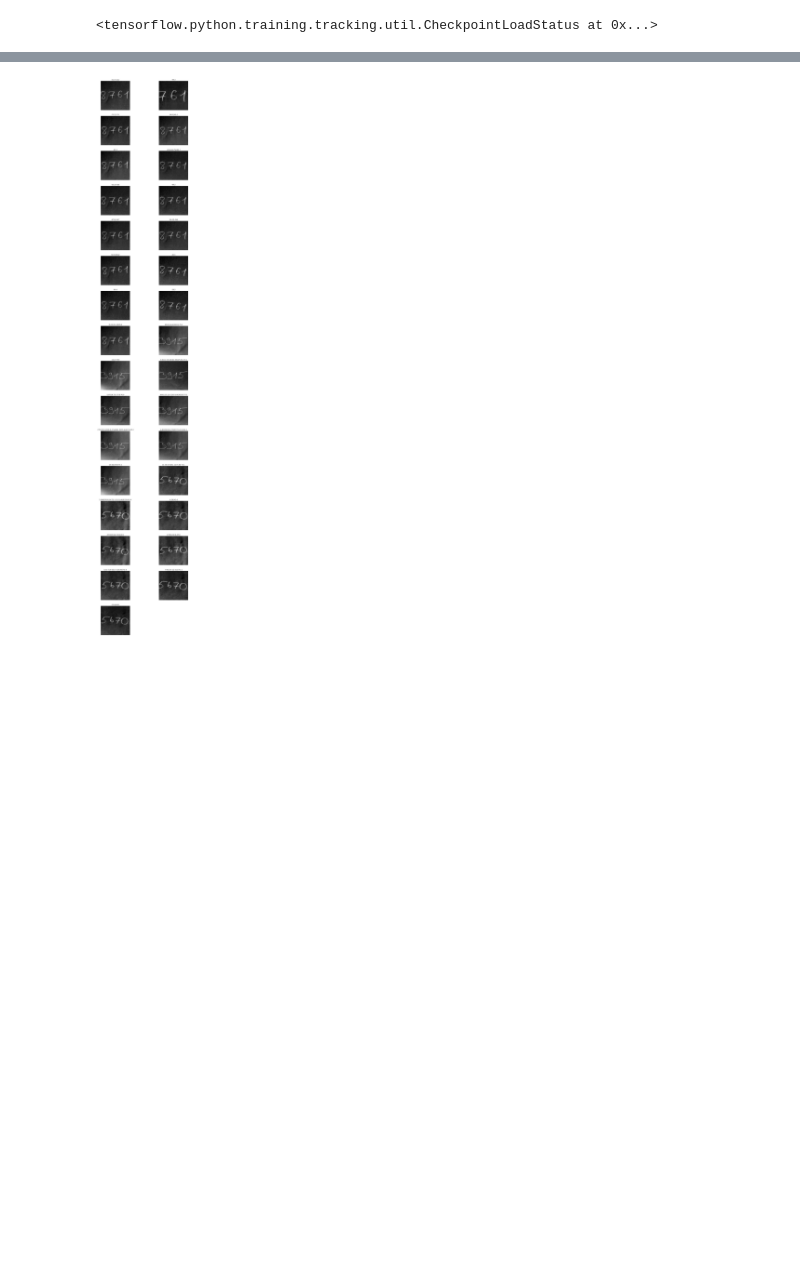
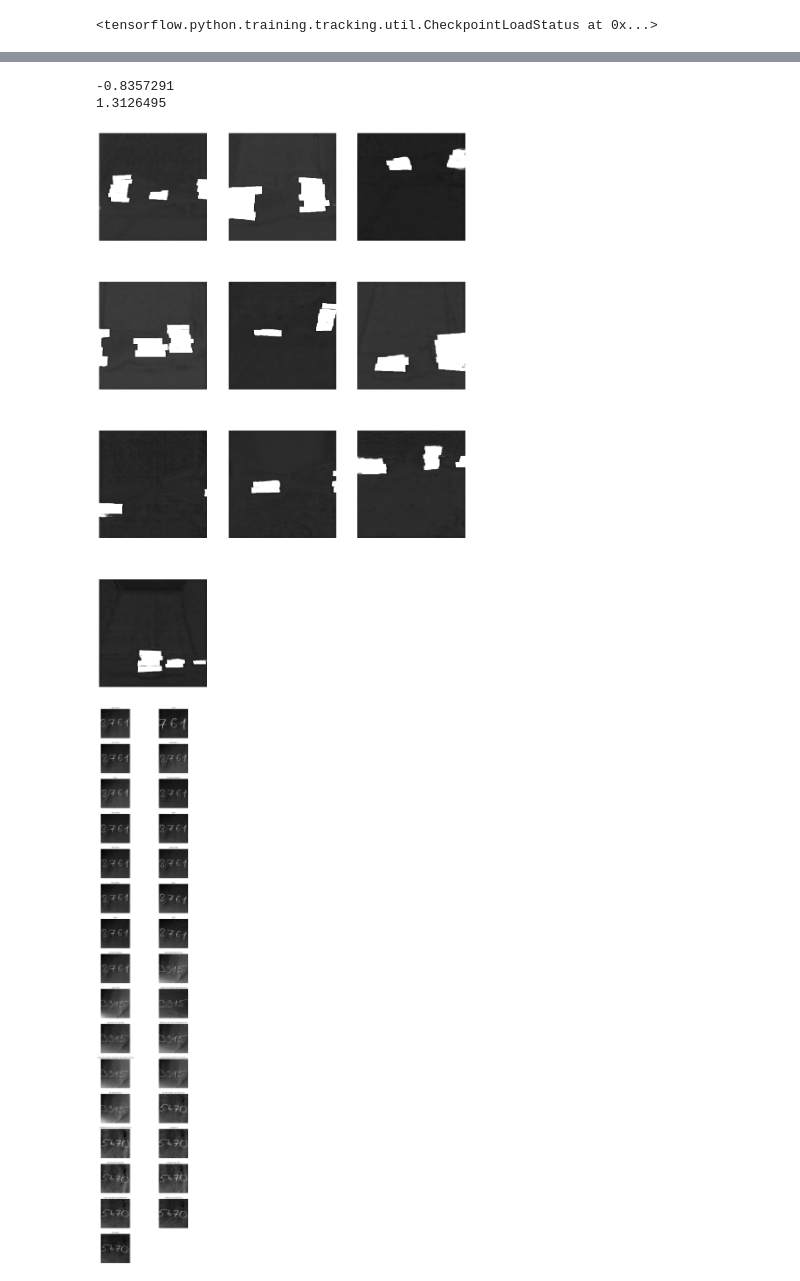
Before and after one commit to tunmustard/features_extractions, a Jupyter notebook: projects/billid/main_billid_256x256_t22_unet.ipynb, the cells around one changed output, grey strips where cells are left out. Drawn from its saved outputs; the diff is of its cells as text; code cells hidden in the pictures; blank space fills up the shorter version.

```diff
--- a/projects/billid/main_billid_256x256_t22_unet.ipynb
+++ b/projects/billid/main_billid_256x256_t22_unet.ipynb
@@ -405,3 +403,14 @@ Clipping input data to the valid range for imshow with RGB data ([0..1] for floa
+# %%
+
+y_pred = model(xs_test[40:50]).numpy()
+print(y_pred.mean())
+print(y_pred.std())
+y_pred = (np.clip(((y_pred - y_pred.mean() + y_pred.std())/y_pred.std())*127, 0,255)).astype('int16')
+dbug.show_images_list(y_pred.reshape(-1,pic_h,pic_w), col_number = 3, height = 6)
+# %% [output]
+-0.8357291
+1.3126495
+[figure, added]
 # %%
 ####Small test pipilene
 
```
Also changed, not shown: parts of 8 cells of this notebook, 8 other files.
